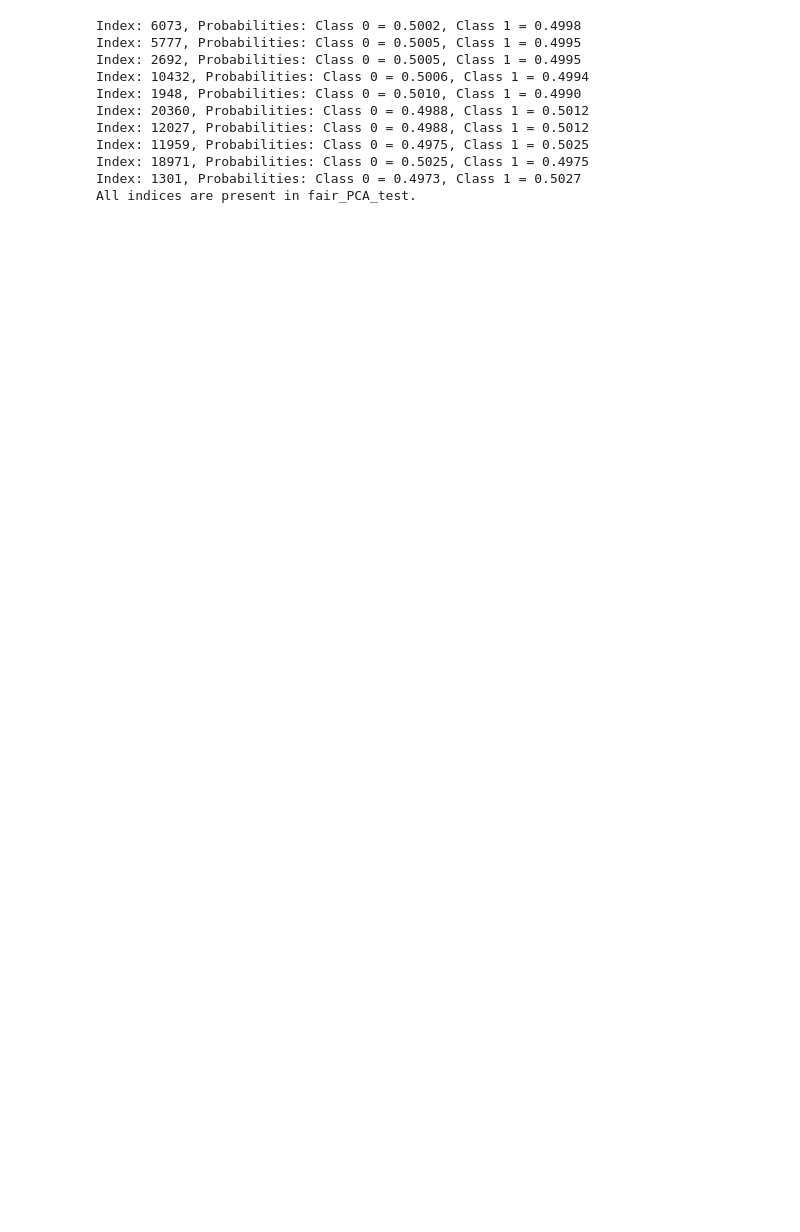
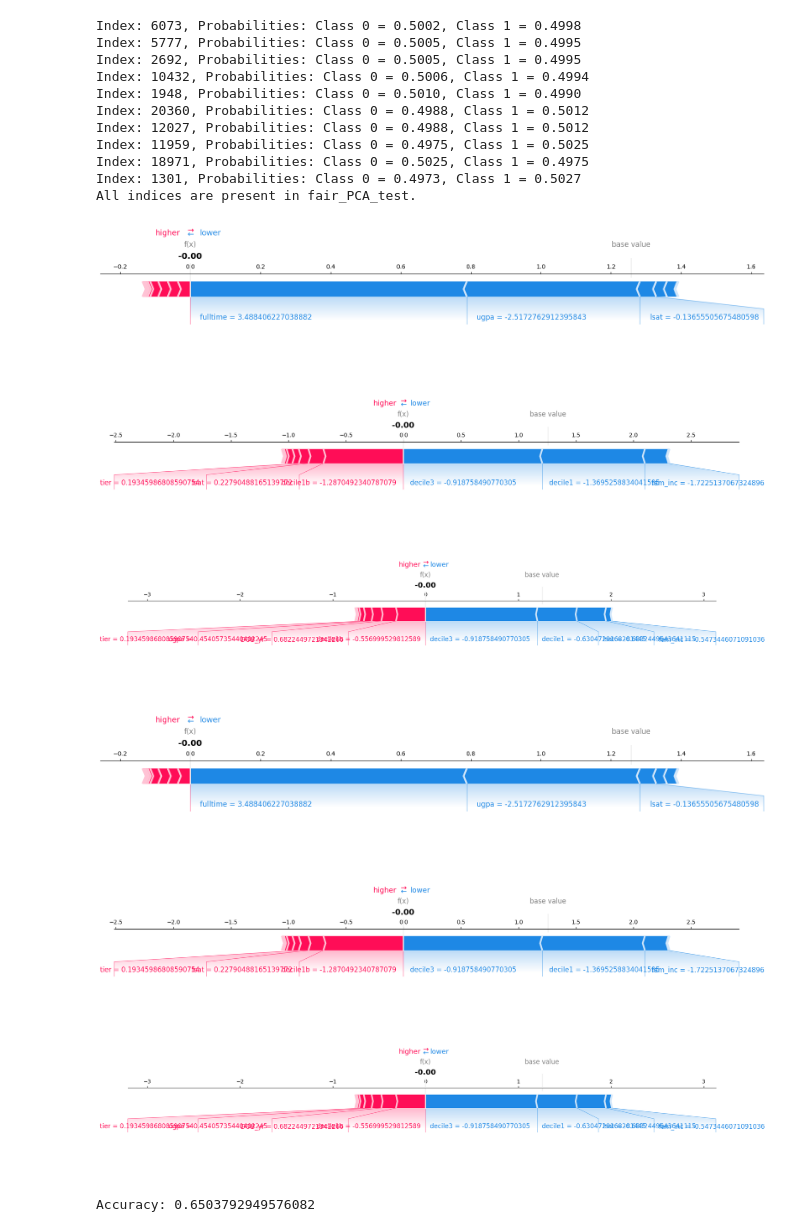
Before and after one commit to juliehinge/Algorithmic-Fairness, a Jupyter notebook: shap.ipynb, the cells around one changed output. Cells and saved outputs as stored; diff of their text form; code cells hidden in the pictures; blank space fills up the shorter version.

```diff
--- a/shap.ipynb
+++ b/shap.ipynb
@@ -107,10 +102,54 @@ Index: 11959, Probabilities: Class 0 = 0.4975, Class 1 = 0.5025
 Index: 18971, Probabilities: Class 0 = 0.5025, Class 1 = 0.4975
 Index: 1301, Probabilities: Class 0 = 0.4973, Class 1 = 0.5027
 All indices are present in fair_PCA_test.
+# %%
+
+# Create SHAP explainer for the scaled test data used for training the model
+explainer = shap.Explainer(model, X_train_scaled)
+
+# Calculate SHAP values for the filtered test data
+shap_values = explainer(X_test_filtered)
+
+# Plot SHAP force plots for each of the top 10 observations
+for index in top_10_balanced.index[:3]:  # Adjust the range if you want more or fewer plots
+    row_idx = X_test_filtered.index.get_loc(index)  # Get the row index in the filtered DataFrame
+
+    # Generate the SHAP force plot for the current index
+    force_plot = shap.force_plot(explainer.expected_value, shap_values[row_idx].values, X_test_filtered.iloc[row_idx],
+                                 matplotlib=True, show=False)
+
+    # Adjust the plot to hide the values
+    for annotation in force_plot.findobj(match=plt.Annotation):
+        annotation.set_visible(False)
+
+
+
+    plt.show()
+# %% [output]
+[figure, added]
+[figure, added]
+[figure, added]
+[figure, added]
+[figure, added]
+[figure, added]
 # %%
 # Get the indices of the top 10 balanced data points
 indices_of_interest = top_10_balanced.index
 
 # Filter the Fair PCA test data
 fair_PCA_filtered = fair_PCA_test.loc[indices_of_interest]
+# %%
+
+
+
+# Train a logistic regression model
+model = LogisticRegression(max_iter=200, class_weight='balanced', solver='liblinear')
+model.fit(fair_PCA_train, y_train)
+
+# Evaluate on the test set
+y_pred = model.predict(fair_PCA_test)
+accuracy = accuracy_score(y_test, y_pred)
+print(f"Accuracy: {accuracy}")
+# %% [output]
+Accuracy: 0.6503792949576082
 # %%
```
Also changed, not shown: parts of 2 cells of this notebook, 2 other files.
